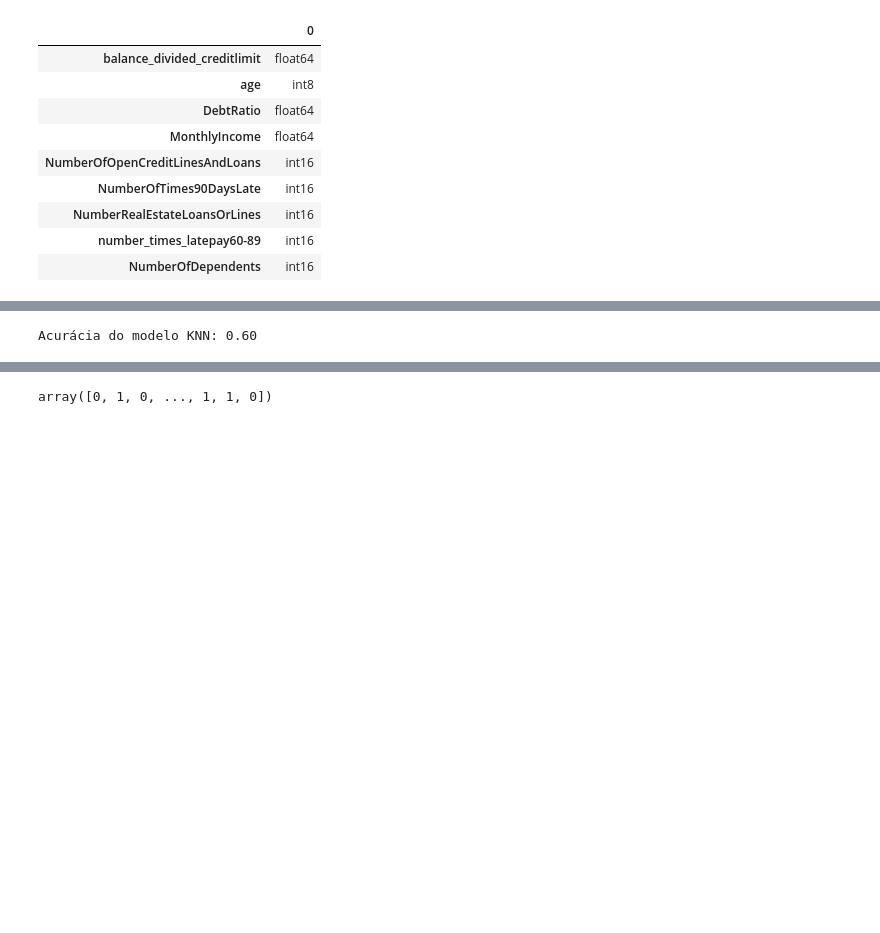
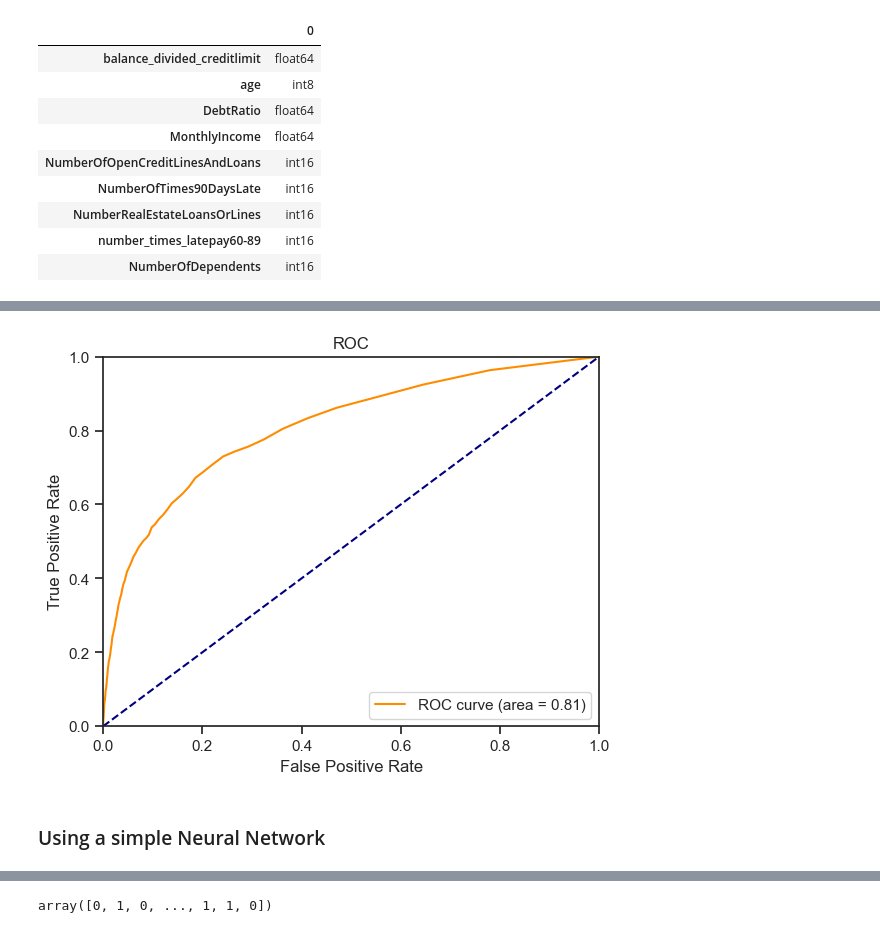
Before and after one commit to ectormgl/givemecredit, a Jupyter notebook: notebook/main.ipynb, the cells around one changed output, grey strips where cells are left out. Cells and saved outputs as stored; diff of their text form; code cells hidden in the pictures; blank space fills up the shorter version.

Commit message:
initiating-model-training

```diff
--- a/notebook/main.ipynb
+++ b/notebook/main.ipynb
@@ -404,9 +397,24 @@ global_importances
-# %%
-forest_importance = forest.predict(X_test)
-
-# Calcular a acurácia
-accuracy = accuracy_score(y_test, forest_importance)
-
-print(f'Acurácia do modelo KNN: {accuracy:.2f}')
-# %% [output]
-Acurácia do modelo KNN: 0.60
+# %%
+
+# Obtenha as probabilidades preditas para o conjunto de teste
+y_pred_prob = forest.predict_proba(X_test)[:, 1]
+
+# Calcule a curva ROC
+fpr, tpr, thresholds = metrics.roc_curve(y_test, y_pred_prob)
+roc_auc = metrics.roc_auc_score(y_test, y_pred_prob)
+
+# Plote a curva ROC
+plt.figure()
+plt.plot(fpr, tpr, color='darkorange', label=f'ROC curve (area = {roc_auc:.2f})')
+plt.plot([0, 1], [0, 1], color='navy', linestyle='--')
+plt.xlim([0.0, 1.0])
+plt.ylim([0.0, 1.0])
+plt.xlabel('False Positive Rate')
+plt.ylabel('True Positive Rate')
+plt.title('ROC')
+plt.legend(loc="lower right")
+plt.show()
+# %% [output]
+[figure, added]
+# %% [markdown]
+### Using a simple Neural Network
```
Also changed, not shown: parts of 11 cells of this notebook, 1 other file.
